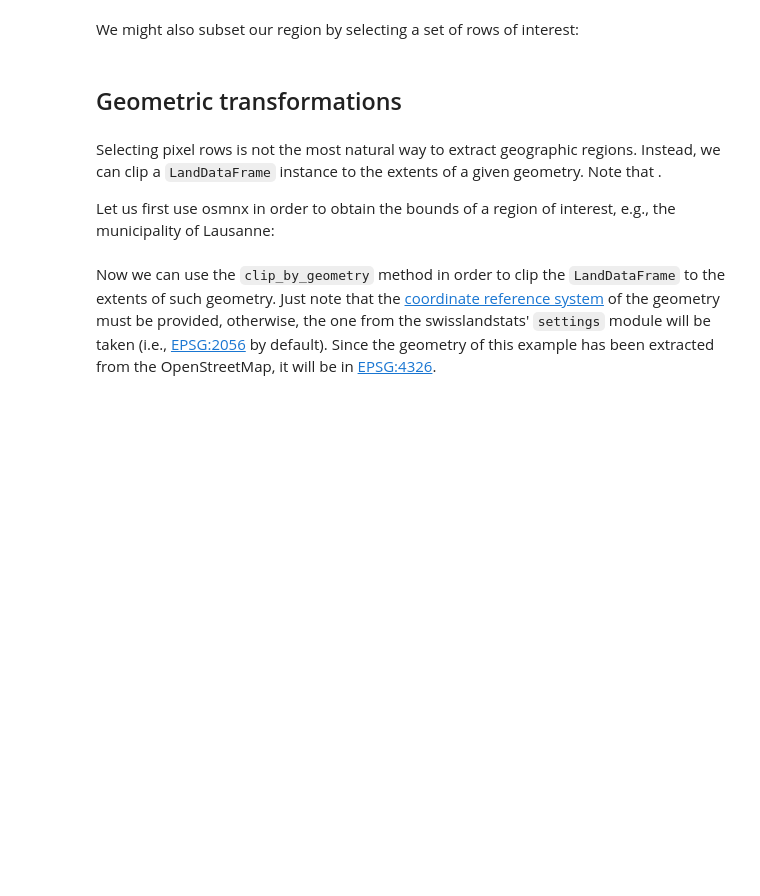
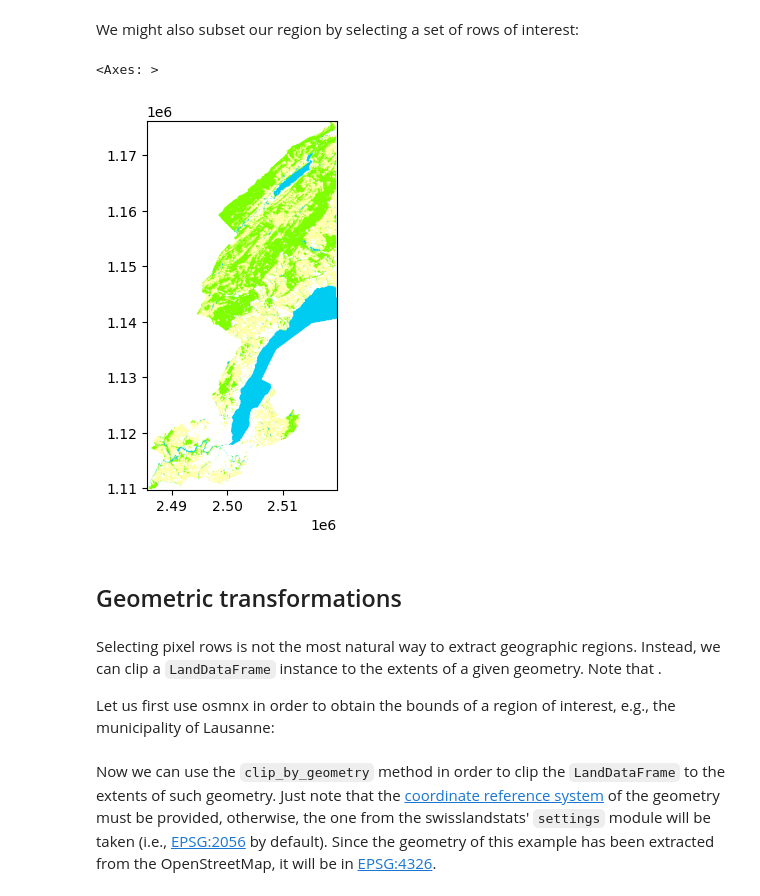
Before and after one commit to martibosch/swisslandstats-geopy, a Jupyter notebook: examples/overview.ipynb, the cells around one changed output. Drawn from its saved outputs; the diff is of its cells as text; code cells hidden in the pictures; blank space fills up the shorter version.

```diff
--- a/examples/overview.ipynb
+++ b/examples/overview.ipynb
@@ -88,7 +98,10 @@ ldf.plot("urban_09-18", ax=axes[1])
 # %% [markdown]
 We might also subset our region by selecting a set of rows of interest:
 # %%
-ldf.iloc[:100000].plot("lu09_4", cmap=sls.noas04_4_cmap)
+ldf.iloc[:100000].plot("LU09_4", cmap=sls.noas04_4_cmap)
+# %% [output]
+<Axes: >
+[figure, added]
 # %% [markdown]
 ## Geometric transformations
 # %% [markdown]
```
Also changed, not shown: parts of 21 cells of this notebook, 10 other files.
